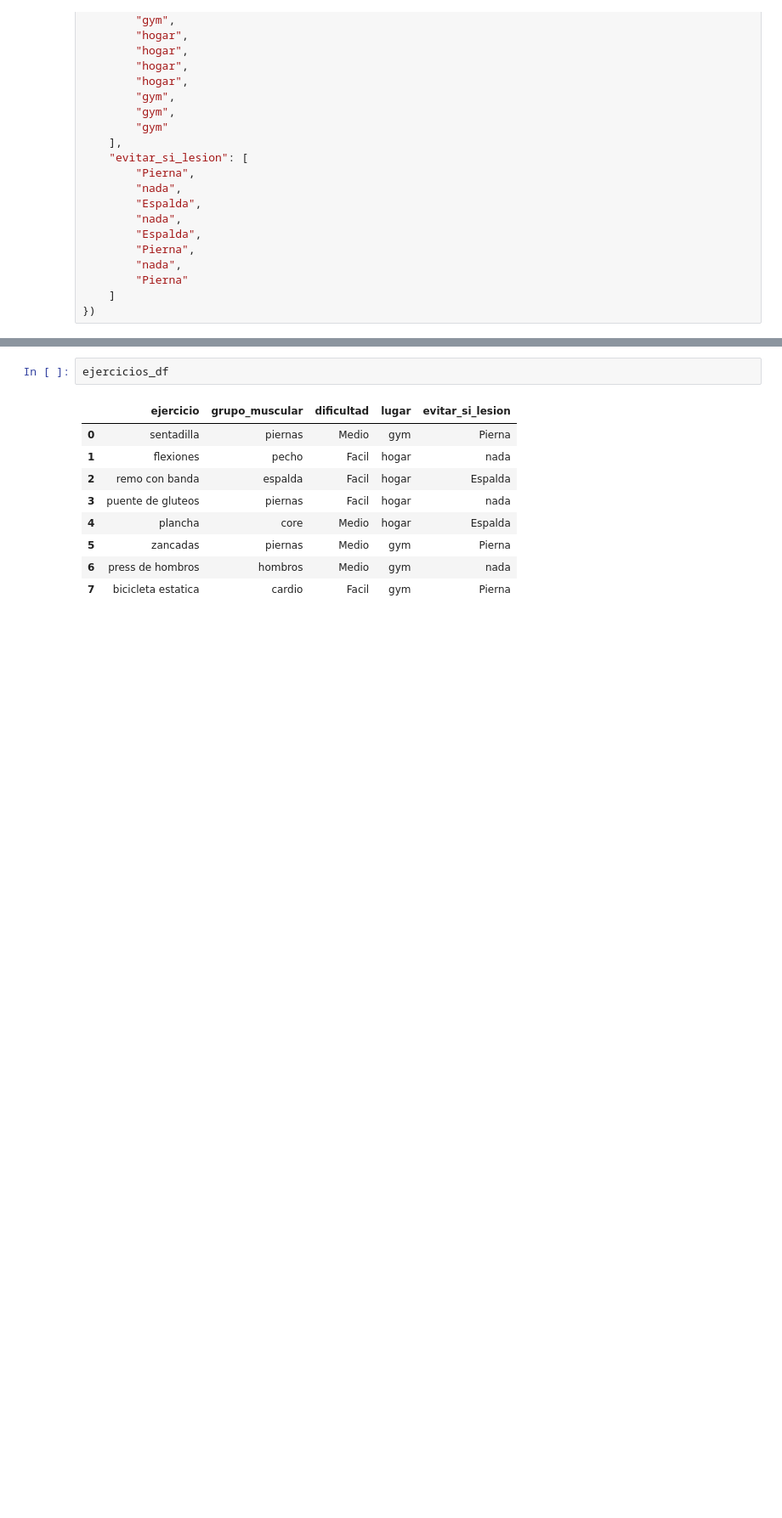
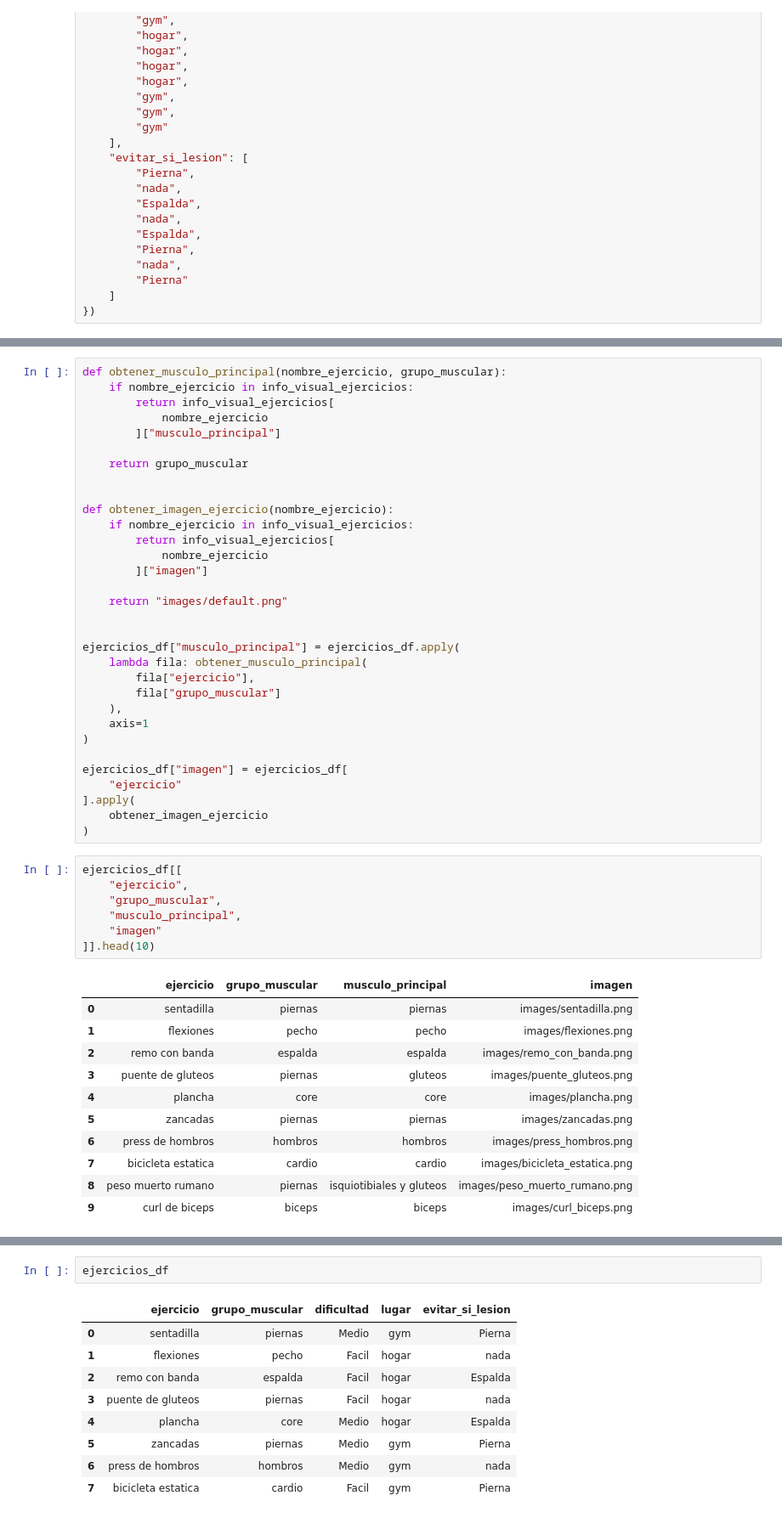
Before and after one commit to luci-o/LIFE-FIT, a Jupyter notebook: IA/index.ipynb, the cells around one changed output, grey strips where cells are left out. Shown at 85% size. Drawn from its saved outputs; the diff is of its cells as text; blank space fills up the shorter version.

```diff
--- a/IA/index.ipynb
+++ b/IA/index.ipynb
@@ -1070,0 +1134,51 @@ ejercicios_df = pd.DataFrame({
+# %%
+def obtener_musculo_principal(nombre_ejercicio, grupo_muscular):
+    if nombre_ejercicio in info_visual_ejercicios:
+        return info_visual_ejercicios[
+            nombre_ejercicio
+        ]["musculo_principal"]
+
+    return grupo_muscular
+
+
+def obtener_imagen_ejercicio(nombre_ejercicio):
+    if nombre_ejercicio in info_visual_ejercicios:
+        return info_visual_ejercicios[
+            nombre_ejercicio
+        ]["imagen"]
+
+    return "images/default.png"
+
+
+ejercicios_df["musculo_principal"] = ejercicios_df.apply(
+    lambda fila: obtener_musculo_principal(
+        fila["ejercicio"],
+        fila["grupo_muscular"]
+    ),
+    axis=1
+)
+
+ejercicios_df["imagen"] = ejercicios_df[
+    "ejercicio"
+].apply(
+    obtener_imagen_ejercicio
+)
+# %%
+ejercicios_df[[
+    "ejercicio",
+    "grupo_muscular",
+    "musculo_principal",
+    "imagen"
+]].head(10)
+# %% [output]
+|  | ejercicio | grupo_muscular | musculo_principal | imagen |
+| 0 | sentadilla | piernas | piernas | images/sentadilla.png |
+| 1 | flexiones | pecho | pecho | images/flexiones.png |
+| 2 | remo con banda | espalda | espalda | images/remo_con_banda.png |
+| 3 | puente de gluteos | piernas | gluteos | images/puente_gluteos.png |
+| 4 | plancha | core | core | images/plancha.png |
+| 5 | zancadas | piernas | piernas | images/zancadas.png |
+| 6 | press de hombros | hombros | hombros | images/press_hombros.png |
+| 7 | bicicleta estatica | cardio | cardio | images/bicicleta_estatica.png |
+| 8 | peso muerto rumano | piernas | isquiotibiales y gluteos | images/peso_muerto_rumano.png |
+| 9 | curl de biceps | biceps | biceps | images/curl_biceps.png |
```
Also changed, not shown: parts of 37 cells of this notebook.
